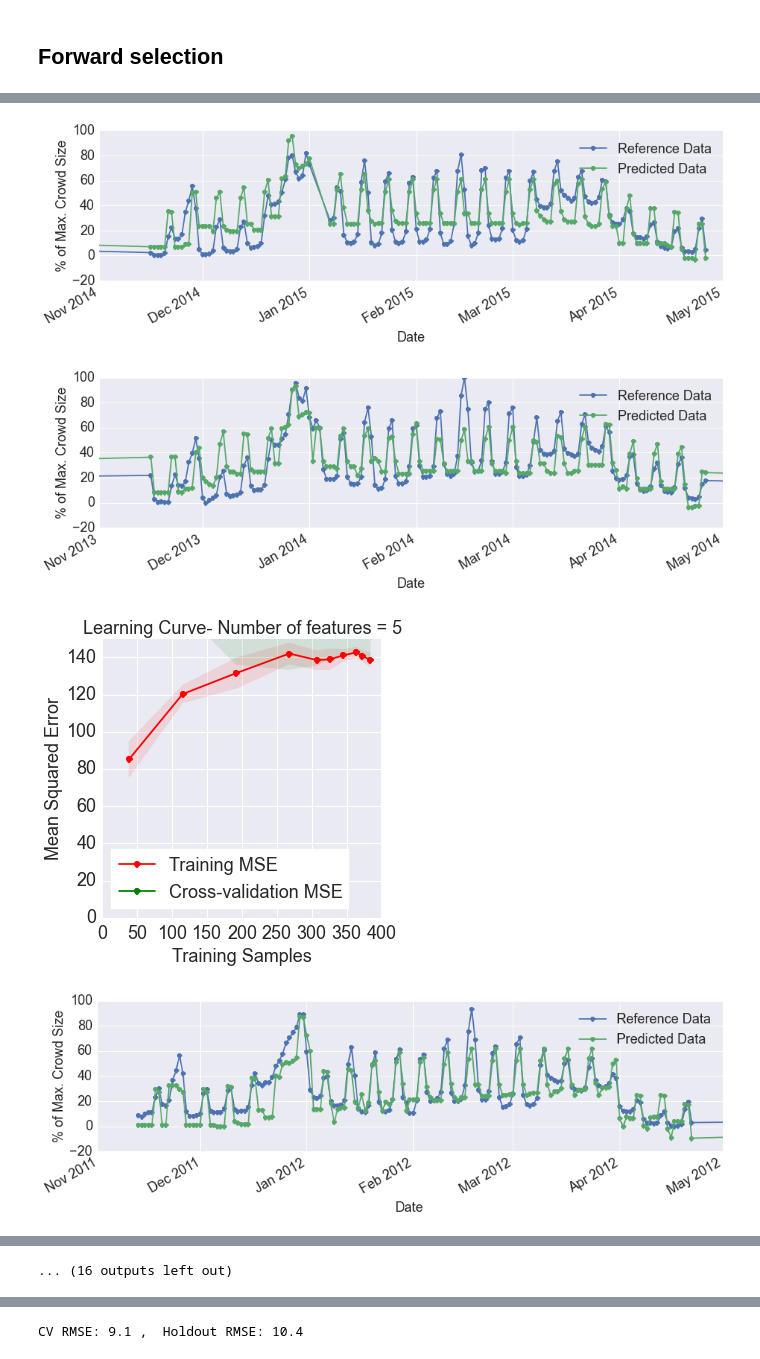
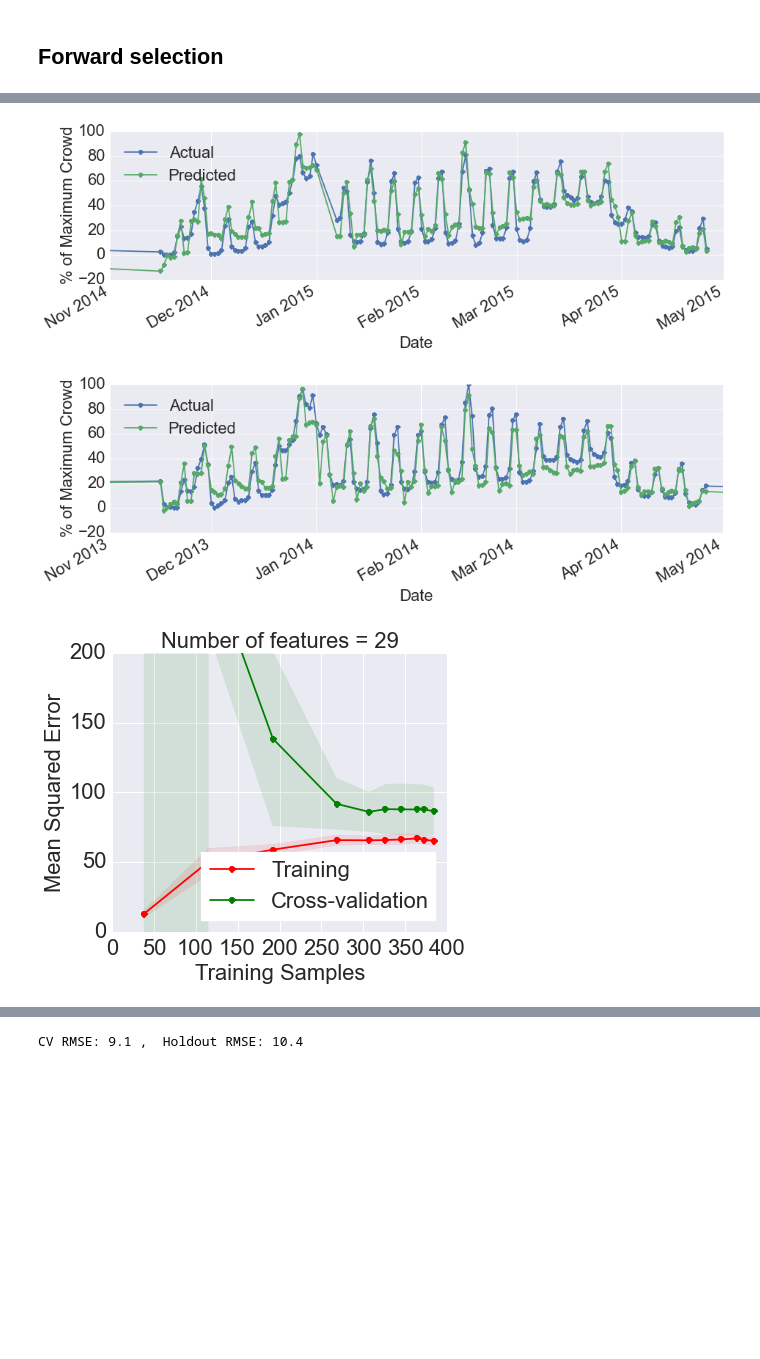
Before and after one commit to balmandhunter/ski_in_solitude, a Jupyter notebook: crowd_model.ipynb, the cells around one changed output, grey strips where cells are left out. Drawn from its saved outputs; the diff is of its cells as text; code cells hidden in the pictures; blank space fills up the shorter version.

Commit message:
finished runs open model and worked on confidence intervals for crowd model

```diff
--- a/crowd_model.ipynb
+++ b/crowd_model.ipynb
@@ -47,4 +46,8 @@ df_sc_skiers = scale_skiers(df, (0,100))
+# %%
+sc_skiers = scale_skiers(df, (0,100), ref_column)
+sc_skiers = [round(crowd, 0) for crowd in sc_skiers]
+df['skiers'] = sc_skiers
 # %%
 features = list(df.columns.values)
 features.remove('skiers')
-df = pd.concat([df_sc_skiers.skiers, df[features]], axis=1)
+len(features)
@@ -110,6 +116,6 @@ plot_error_vs_features(RMSE, 'none', 'none')
 # %%
-i = 5
-while i < 36:
+i = 29
+while i < 30:
     num_good_feat = i
     df_reg = pd.concat([df_tr.skiers, df_tr[fs_features[0:i]]], axis=1)
     X_tr = df_tr[fs_features[0:i]]
@@ -117,9 +123,9 @@ while i < 36:
     mdl = lin_regr.fit(X_tr, y_tr)
     cv_pred = cross_val_predict(lin_regr, X_tr, y_tr, cv = 10)
     df_reg['pred'] = cv_pred
-    plot_fitted_and_ref_vs_time(df_reg, ref_column, ['2011-11-1 00:00:00', '2012-05-1 00:00:00'], 1200, (15, 4))
-    plot_fitted_and_ref_vs_time(df_reg, ref_column, ['2014-11-1 00:00:00', '2015-05-1 00:00:00'], 1200, (15,4))
-    plot_fitted_and_ref_vs_time(df_reg, ref_column, ['2013-11-1 00:00:00', '2014-05-1 00:00:00'], 1200, (15,4))
-    plot_learning_curve(lin_regr, "Learning Curve- Number of features = " + str(i), df_tr[fs_features[:i]].values, df_tr[ref_column].values, (0,150), 5, np.array([0.1, 0.3, 0.5, 0.7, 0.8, 0.85, 0.9, 0.95,0.97, 1.0]))
-    i += 5
+    plot_fitted_and_ref_vs_time(df_reg, ref_column, ['2011-11-1 00:00:00', '2012-05-1 00:00:00'], 1200, (15, 4), '% of Maximum Crowd')
+    plot_fitted_and_ref_vs_time(df_reg, ref_column, ['2014-11-1 00:00:00', '2015-05-1 00:00:00'], 1200, (15,4), '% of Maximum Crowd')
+    plot_fitted_and_ref_vs_time(df_reg, ref_column, ['2013-11-1 00:00:00', '2014-05-1 00:00:00'], 1200, (15,4), '% of Maximum Crowd')
+    plot_learning_curve(lin_regr, "Number of features = " + str(i), df_tr[fs_features[:i]].values, df_tr[ref_column].values, (0,200), 5, np.array([0.1, 0.3, 0.5, 0.7, 0.8, 0.85, 0.9, 0.95,0.97, 1.0]))
+    i += 1
 # %% [output]
@@ -127,4 +133,3 @@ while i < 36:
-[figure, old version]
+[figure, new version]
-[figure, old version]
+[figure, new version]
-[figure, old version]
+[figure, new version]
-[figure, removed]
@@ -138 +135,0 @@ while i < 36:
-... (16 outputs left out)
```
Also changed, not shown: parts of 15 cells of this notebook, 3 other files.
